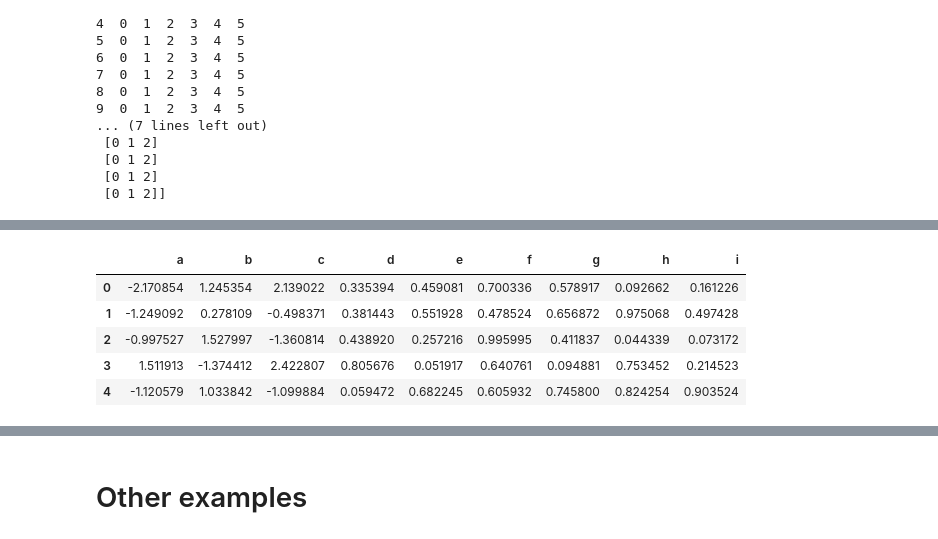
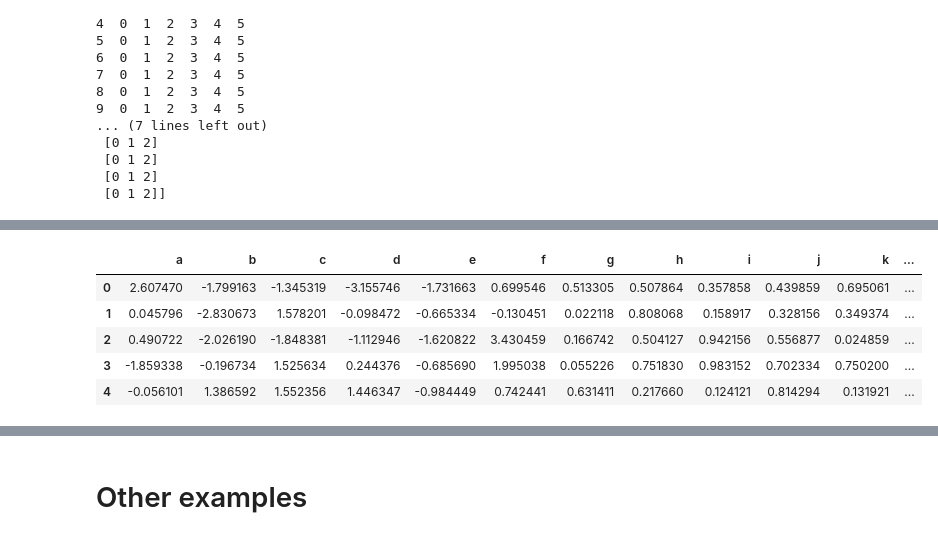
Before and after one commit to EpistasisLab/tpot, a Jupyter notebook: Tutorial/3_Feature_Set_Selector.ipynb, the cells around one changed output, grey strips where cells are left out. Drawn from its saved outputs; the diff is of its cells as text; code cells hidden in the pictures.

```diff
--- a/Tutorial/3_Feature_Set_Selector.ipynb
+++ b/Tutorial/3_Feature_Set_Selector.ipynb
@@ -112,21 +112,28 @@ sel_subsets = [[1,2,3],[4,5,6],[7,8,9]]
 # %%
 import tpot2
 import sklearn.datasets
 from sklearn.linear_model import LogisticRegression
 import numpy as np
 import pandas as pd
+import tpot2
+import sklearn.datasets
+from sklearn.linear_model import LogisticRegression
+import numpy as np
+from tpot2.search_spaces.nodes import *
+from tpot2.search_spaces.pipelines import *
+from tpot2.config import get_search_space
 
 
-X, y = sklearn.datasets.make_classification(n_samples=1000, n_features=3, n_informative=3, n_redundant=0, n_repeated=0, n_classes=2, n_clusters_per_class=2, weights=None, flip_y=0.01, class_sep=1.0, hypercube=True, shift=0.0, scale=1.0, shuffle=True, random_state=None)
+X, y = sklearn.datasets.make_classification(n_samples=1000, n_features=6, n_informative=6, n_redundant=0, n_repeated=0, n_classes=2, n_clusters_per_class=2, weights=None, flip_y=0.01, class_sep=1.0, hypercube=True, shift=0.0, scale=1.0, shuffle=True, random_state=None)
 X = np.hstack([X, np.random.rand(X.shape[0],6)]) #add six uninformative features
-X = pd.DataFrame(X, columns=['a','b','c','d','e','f','g','h','i']) # a, b ,c the rest are uninformative
+X = pd.DataFrame(X, columns=['a','b','c','d','e','f','g','h','i', 'j', 'k', 'l']) # a, b ,c the rest are uninformative
 X_train, X_test, y_train, y_test = sklearn.model_selection.train_test_split(X, y, train_size=0.75, test_size=0.25)
 
 X.head()
 # %% [output]
-|  | a | b | c | d | e | f | g | h | i |
-| 0 | -2.170854 | 1.245354 | 2.139022 | 0.335394 | 0.459081 | 0.700336 | 0.578917 | 0.092662 | 0.161226 |
-| 1 | -1.249092 | 0.278109 | -0.498371 | 0.381443 | 0.551928 | 0.478524 | 0.656872 | 0.975068 | 0.497428 |
-| 2 | -0.997527 | 1.527997 | -1.360814 | 0.438920 | 0.257216 | 0.995995 | 0.411837 | 0.044339 | 0.073172 |
-| 3 | 1.511913 | -1.374412 | 2.422807 | 0.805676 | 0.051917 | 0.640761 | 0.094881 | 0.753452 | 0.214523 |
-| 4 | -1.120579 | 1.033842 | -1.099884 | 0.059472 | 0.682245 | 0.605932 | 0.745800 | 0.824254 | 0.903524 |
+|  | a | b | c | d | e | f | g | h | i | j | k | ... |
+| 0 | 2.607470 | -1.799163 | -1.345319 | -3.155746 | -1.731663 | 0.699546 | 0.513305 | 0.507864 | 0.357858 | 0.439859 | 0.695061 | ... |
+| 1 | 0.045796 | -2.830673 | 1.578201 | -0.098472 | -0.665334 | -0.130451 | 0.022118 | 0.808068 | 0.158917 | 0.328156 | 0.349374 | ... |
+| 2 | 0.490722 | -2.026190 | -1.848381 | -1.112946 | -1.620822 | 3.430459 | 0.166742 | 0.504127 | 0.942156 | 0.556877 | 0.024859 | ... |
+| 3 | -1.859338 | -0.196734 | 1.525634 | 0.244376 | -0.685690 | 1.995038 | 0.055226 | 0.751830 | 0.983152 | 0.702334 | 0.750200 | ... |
+| 4 | -0.056101 | 1.386592 | 1.552356 | 1.446347 | -0.984449 | 0.742441 | 0.631411 | 0.217660 | 0.124121 | 0.814294 | 0.131921 | ... |
```
Also changed, not shown: parts of 36 cells of this notebook, 1 other file.
